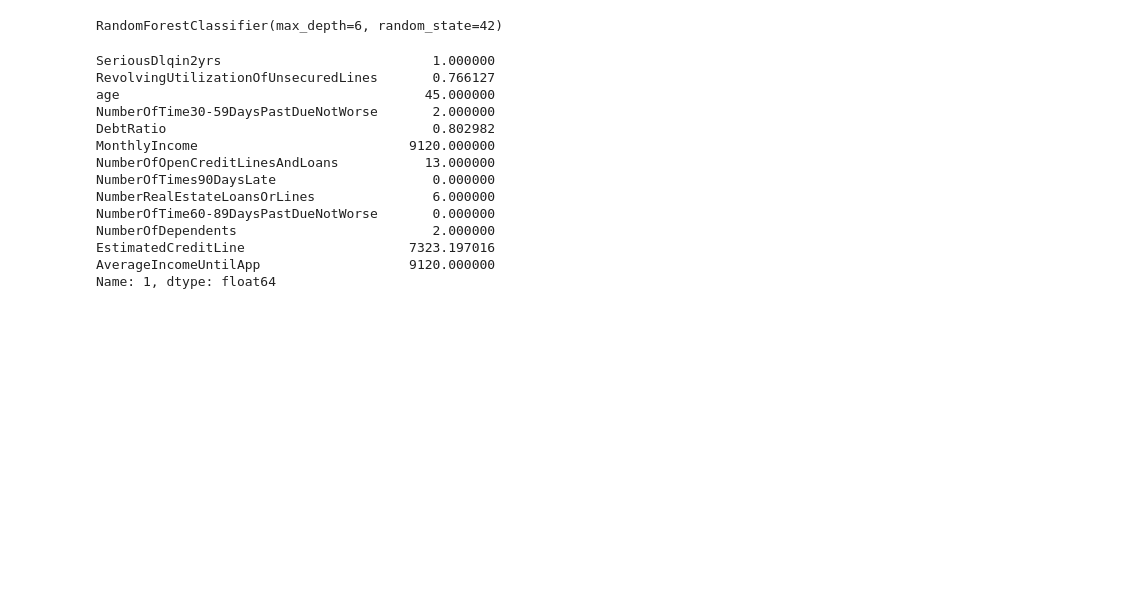
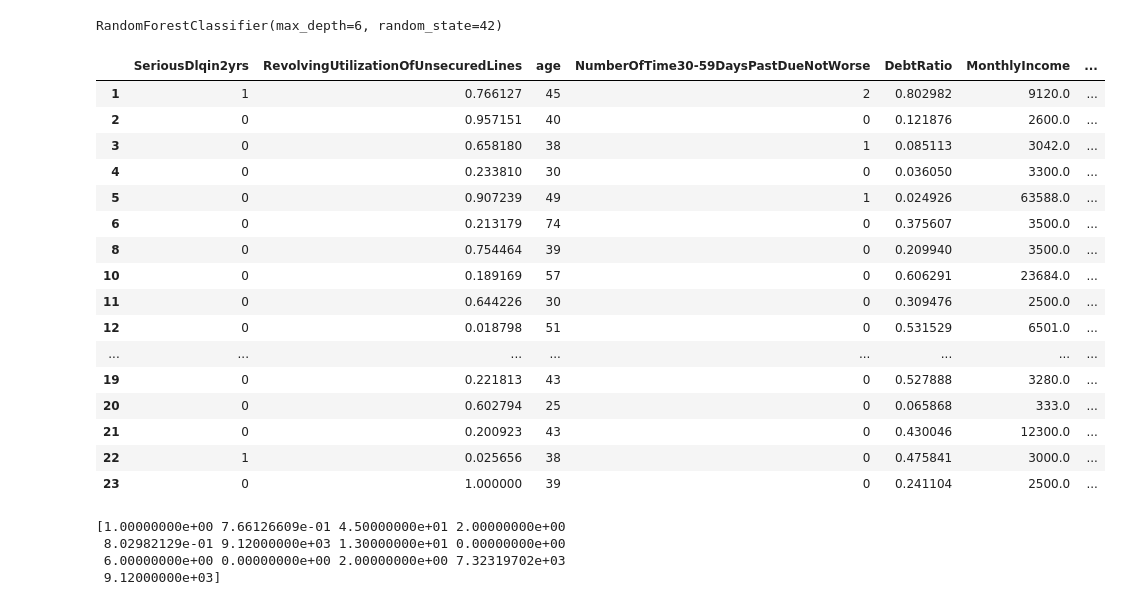
Before and after one commit to msoral/tarfin-task, a Jupyter notebook: analysis/playground.ipynb, the cells around one changed output. Saved outputs shown, nothing was run; the diff lists cells and outputs as text; code cells hidden in the pictures; blank space fills up the shorter version.

```diff
--- a/analysis/playground.ipynb
+++ b/analysis/playground.ipynb
@@ -96,17 +116,29 @@ df2 = pd.read_csv("../data/preprocessed.csv", index_col = 0)
-# %%
-df.loc[1]
-# %% [output]
-SeriousDlqin2yrs                           1.000000
-RevolvingUtilizationOfUnsecuredLines       0.766127
-age                                       45.000000
-NumberOfTime30-59DaysPastDueNotWorse       2.000000
-DebtRatio                                  0.802982
-MonthlyIncome                           9120.000000
-NumberOfOpenCreditLinesAndLoans           13.000000
-NumberOfTimes90DaysLate                    0.000000
-NumberRealEstateLoansOrLines               6.000000
-NumberOfTime60-89DaysPastDueNotWorse       0.000000
-NumberOfDependents                         2.000000
-EstimatedCreditLine                     7323.197016
-AverageIncomeUntilApp                   9120.000000
-Name: 1, dtype: float64
+# %%
+df2 = pd.read_csv("../data/preprocessed.csv", index_col = 0)
+df2.head(20)
+# %% [output]
+|  | SeriousDlqin2yrs | RevolvingUtilizationOfUnsecuredLines | age | NumberOfTime30-59DaysPastDueNotWorse | DebtRatio | MonthlyIncome | ... |
+| 1 | 1 | 0.766127 | 45 | 2 | 0.802982 | 9120.0 | ... |
+| 2 | 0 | 0.957151 | 40 | 0 | 0.121876 | 2600.0 | ... |
+| 3 | 0 | 0.658180 | 38 | 1 | 0.085113 | 3042.0 | ... |
+| 4 | 0 | 0.233810 | 30 | 0 | 0.036050 | 3300.0 | ... |
+| 5 | 0 | 0.907239 | 49 | 1 | 0.024926 | 63588.0 | ... |
+| 6 | 0 | 0.213179 | 74 | 0 | 0.375607 | 3500.0 | ... |
+| 8 | 0 | 0.754464 | 39 | 0 | 0.209940 | 3500.0 | ... |
+| 10 | 0 | 0.189169 | 57 | 0 | 0.606291 | 23684.0 | ... |
+| 11 | 0 | 0.644226 | 30 | 0 | 0.309476 | 2500.0 | ... |
+| 12 | 0 | 0.018798 | 51 | 0 | 0.531529 | 6501.0 | ... |
+| ... | ... | ... | ... | ... | ... | ... | ... |
+| 19 | 0 | 0.221813 | 43 | 0 | 0.527888 | 3280.0 | ... |
+| 20 | 0 | 0.602794 | 25 | 0 | 0.065868 | 333.0 | ... |
+| 21 | 0 | 0.200923 | 43 | 0 | 0.430046 | 12300.0 | ... |
+| 22 | 1 | 0.025656 | 38 | 0 | 0.475841 | 3000.0 | ... |
+| 23 | 0 | 1.000000 | 39 | 0 | 0.241104 | 2500.0 | ... |
+# %%
+data = df.loc[1].values
+print(data)
+# %% [output]
+[1.00000000e+00 7.66126609e-01 4.50000000e+01 2.00000000e+00
+ 8.02982129e-01 9.12000000e+03 1.30000000e+01 0.00000000e+00
+ 6.00000000e+00 0.00000000e+00 2.00000000e+00 7.32319702e+03
+ 9.12000000e+03]
```
Also changed, not shown: parts of 2 cells of this notebook, 7 other files.
